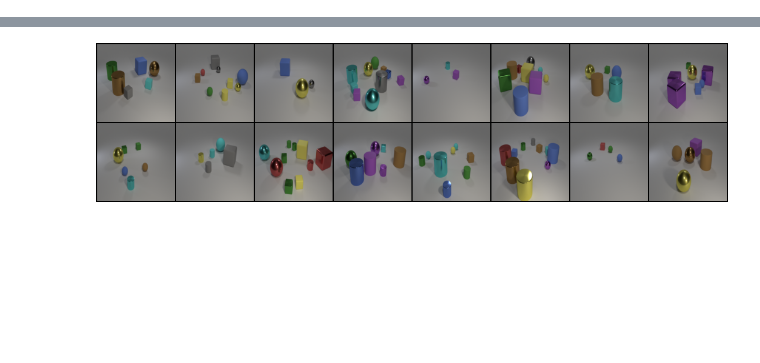
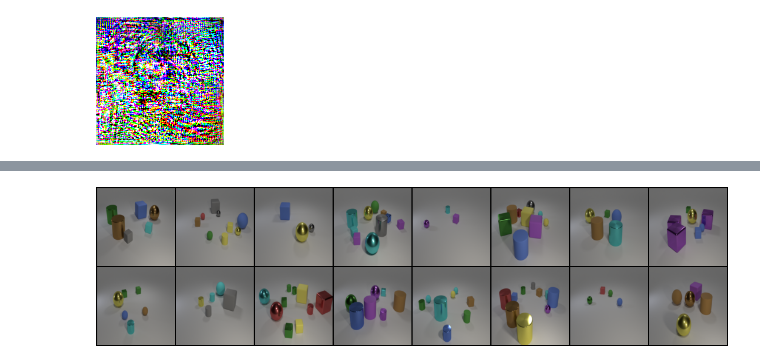
Before and after one commit to sebamenabar/SPACE-Pytorch-Implementation, a Jupyter notebook: inspect-nb.ipynb, the cells around one changed output, grey strips where cells are left out. Saved outputs shown, nothing was run; the diff lists cells and outputs as text; code cells hidden in the pictures; blank space fills up the shorter version.

Commit message:
overfiting model, changed initalization and added spectral norm

```diff
--- a/inspect-nb.ipynb
+++ b/inspect-nb.ipynb
@@ -167,0 +409,42 @@ criterion = nn.SmoothL1Loss(reduction='none')
+# %%
+loader = torch.utils.data.DataLoader(dataset, batch_size=1, collate_fn=collate_fn, shuffle=False)
+(inp,), targets, lengths = batch = next(iter(loader))
+inp = inp.to(device)
+
+vpnet = VPNet(instance_norm=True).to(device)
+generator = Generator().to(device)
+
+d_opt = torch.optim.Adam(vpnet.parameters(), lr=1e-4)
+g_opt = torch.optim.Adam(generator.parameters(), lr=1e-4)
+
+n_steps = 3000
+pbar = tqdm(range(n_steps))
+for i in pbar:
+    # recon_loss, (_inp, recon) = recon_forward(inp, vpnet, generator)
+    # _recon_loss = recon_loss.sum((1, 2, 3)).mean() * 1e-3
+    # _recon_loss = recon_loss.mean()
+    # _recon_loss.backward()
+    disc_loss, _ = discriminator_forward(inp, vpnet, generator, gen_noise_thresh=0)
+    _disc_loss = disc_loss[0].sum(1).mean() + disc_loss[1].sum(1).mean()
+    _disc_loss.backward()
+    # nn.utils.clip_grad_norm_(vpnet.parameters(), 1)
+    d_opt.step()
+    d_opt.zero_grad()
+    g_opt.zero_grad()
+
+    gen_dec_loss, (fake_is_real, recon) = generator_decomposition_forward(inp, vpnet, generator, gen_noise_thresh=0)
+    _gen_loss = gen_dec_loss['g_loss'].mean()
+    _gen_loss.backward()
+    # nn.utils.clip_grad_norm_(generator.parameters(), 1)
+    g_opt.step()
+    g_opt.zero_grad()
+    d_opt.zero_grad()
+
+    pbar.set_postfix(
+        d_loss=_disc_loss.item(),
+        g_loss=_gen_loss.item(),
+    )
+# %%
+to_pil_grid(torch.sigmoid(recon).detach().cpu())
+# %% [output]
+[figure, added]
```
Also changed, not shown: parts of 39 cells of this notebook, 4 other files.
